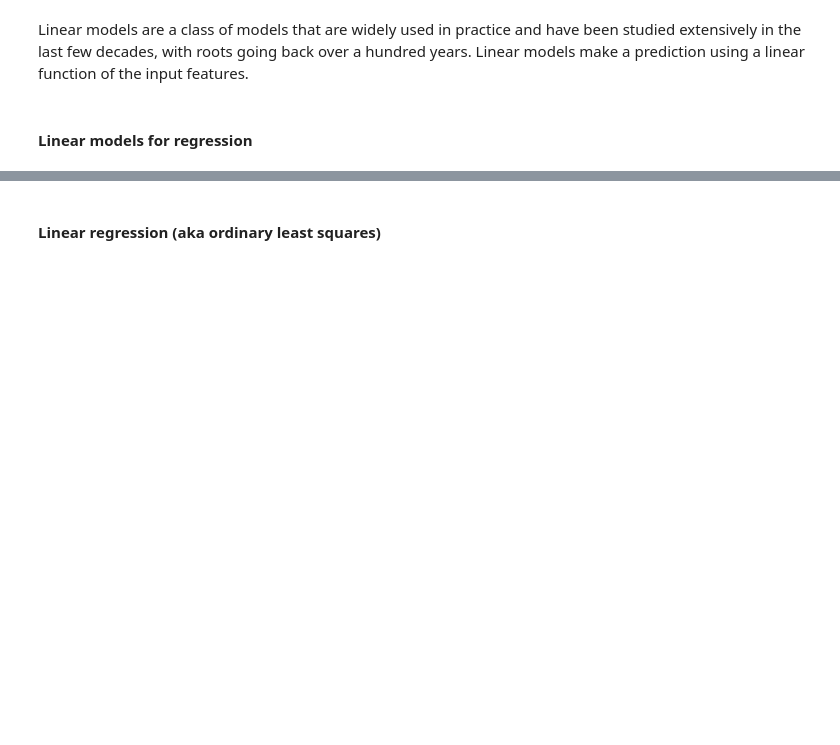
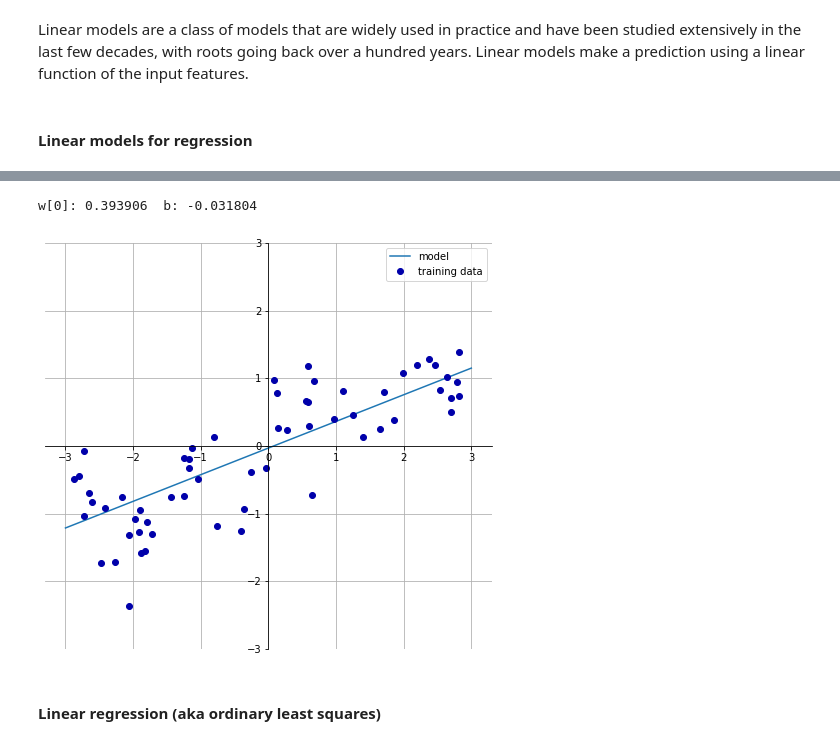
Before and after one commit to zazmage/Biblia_del_codigo, a Jupyter notebook: Notas_Introduction_to_Machine_Learning_with_Python/Chapter_2_Supervised_Learning/Notas_teoria_capitulo_2.ipynb, the cells around one changed output, grey strips where cells are left out. Cells and saved outputs as stored; diff of their text form; code cells hidden in the pictures; blank space fills up the shorter version.

Commit message:
Capitulo 2 - Regresion lineal -Ridge regression.

```diff
--- a/Notas_Introduction_to_Machine_Learning_with_Python/Chapter_2_Supervised_Learning/Notas_teoria_capitulo_2.ipynb
+++ b/Notas_Introduction_to_Machine_Learning_with_Python/Chapter_2_Supervised_Learning/Notas_teoria_capitulo_2.ipynb
@@ -324,2 +333,7 @@ Linear models are a class of models that are widely used in practice and have be
+# %%
+mglearn.plots.plot_linear_regression_wave()
+# %% [output]
+w[0]: 0.393906  b: -0.031804
+[figure, added]
 # %% [markdown]
 #### Linear regression (aka ordinary least squares)
```
Also changed, not shown: parts of 24 cells of this notebook, 2 other files.
